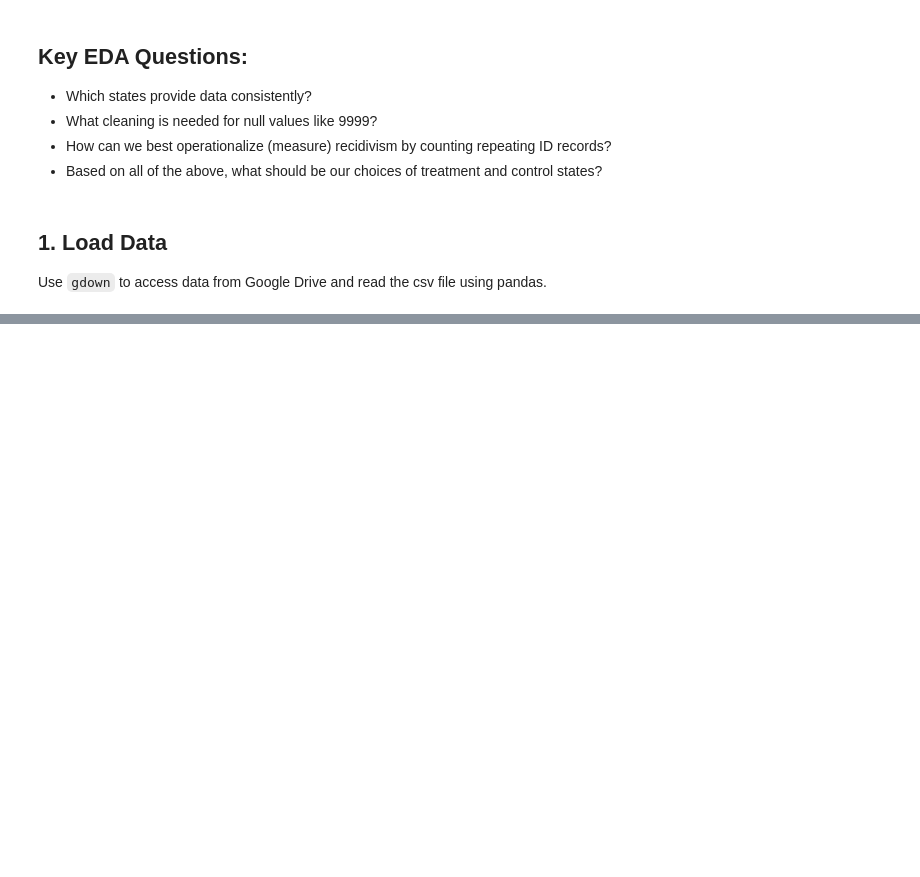
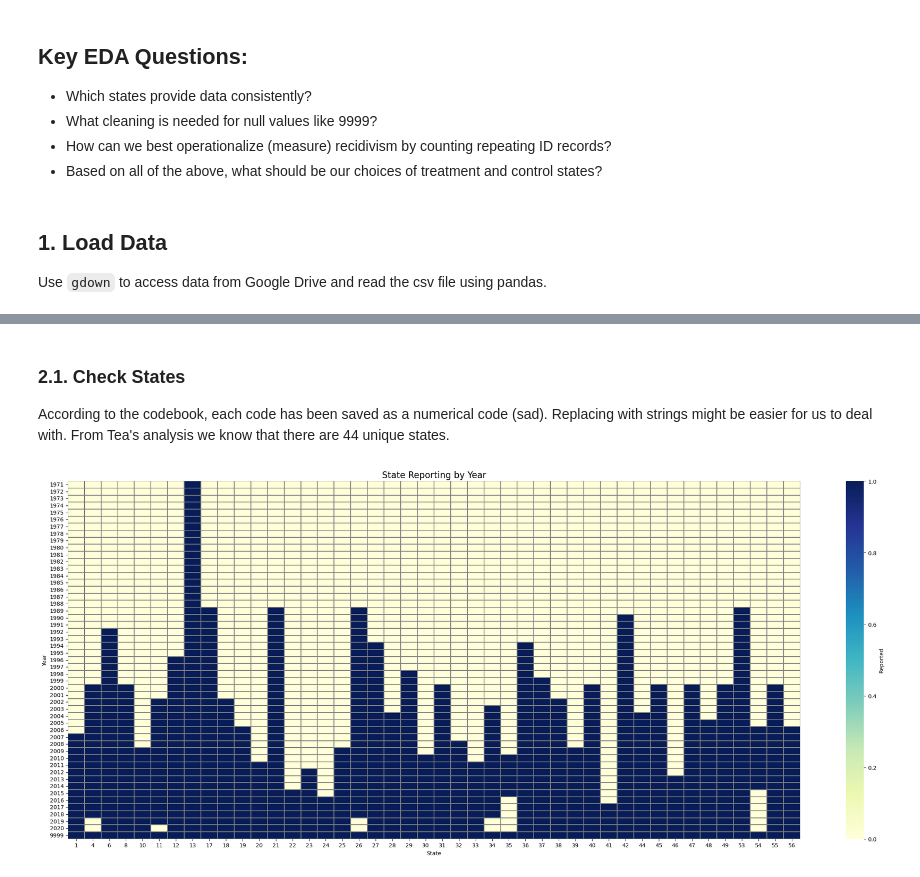
Before and after one commit to TeaTafaj/Recidivism-Education, a Jupyter notebook: eda.ipynb, the cells around one changed output, grey strips where cells are left out. Drawn from its saved outputs; the diff is of its cells as text; code cells hidden in the pictures; blank space fills up the shorter version.

Commit message:
variable eda done, states WIP

```diff
--- a/eda.ipynb
+++ b/eda.ipynb
@@ -33,0 +217,26 @@ To: /Users/ananyajogalekar/Library/CloudStorage/GoogleDrive-ananyajogalekar5@gma
+# %% [markdown]
+### 2.1. Check States
+According to the codebook, each code has been saved as a numerical code (sad). Replacing with strings might be easier for us to deal with. From Tea's analysis we know that there are 44 unique states.
+# %%
+import matplotlib.pyplot as plt
+import seaborn as sns
+
+# Create presence matrix
+presence = df.groupby(["RELEASEYR", "STATE"]).size().unstack(fill_value=0).clip(upper=1)
+
+# Plot
+plt.figure(figsize=(24, 10))
+sns.heatmap(
+    presence,
+    cmap="YlGnBu",
+    linewidths=0.3,
+    linecolor="gray",
+    cbar_kws={"label": "Reported"},
+)
+plt.title("State Reporting by Year", fontsize=16)
+plt.xlabel("State")
+plt.ylabel("Year")
+plt.tight_layout()
+plt.show()
+# %% [output]
+[figure, added]
```
Also changed, not shown: parts of 11 cells of this notebook.
